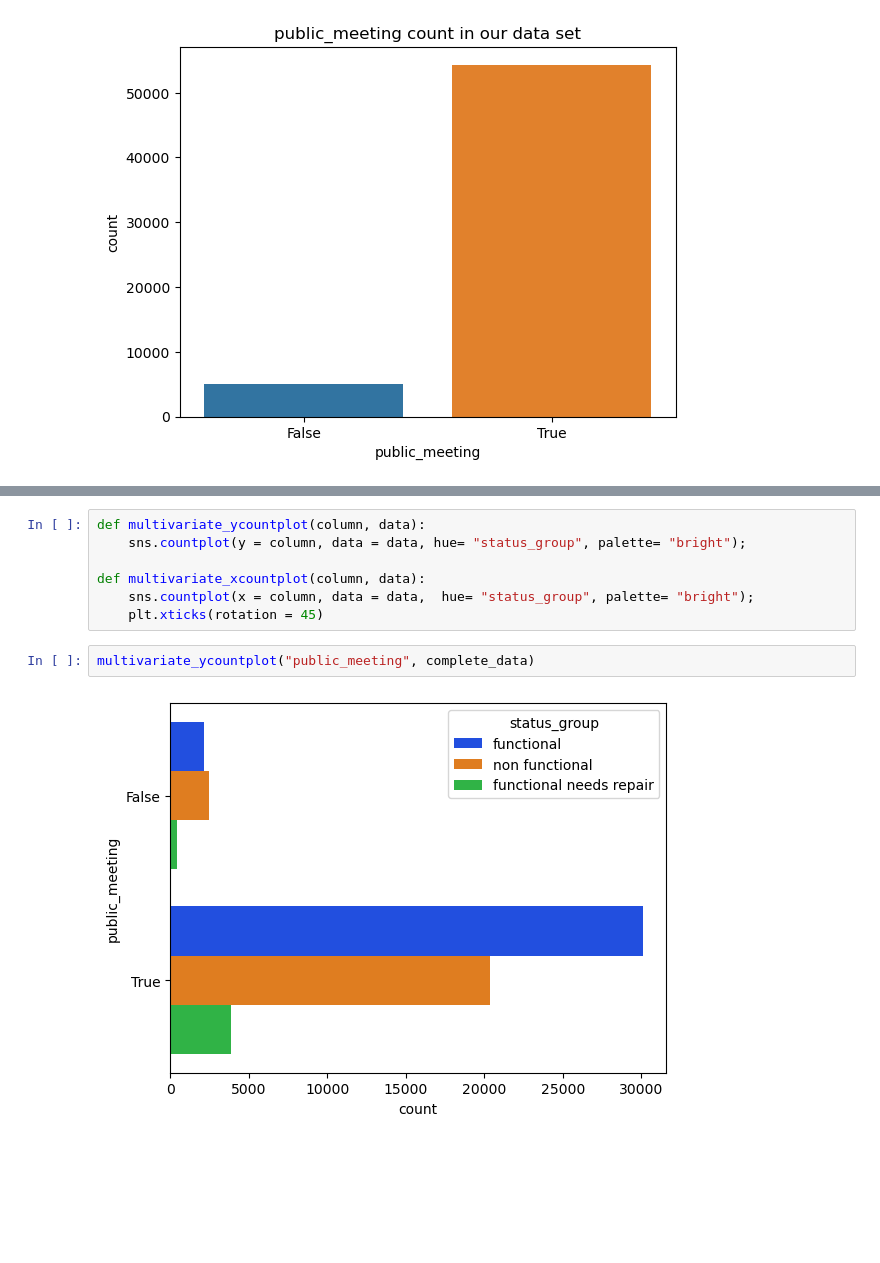
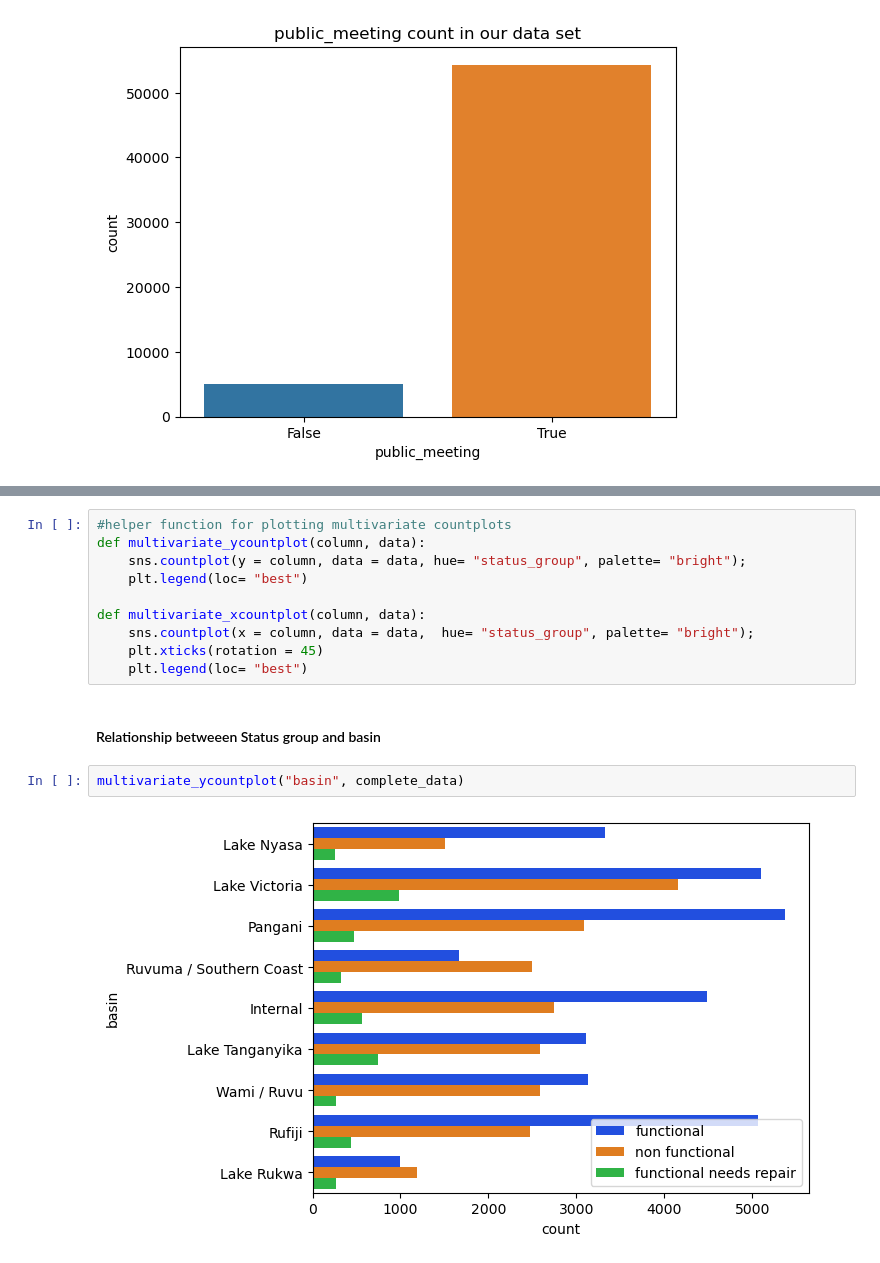
Before and after one commit to dev-ezzy/Classification-model, a Jupyter notebook: index.ipynb, the cells around one changed output, grey strips where cells are left out. Saved outputs shown, nothing was run; the diff lists cells and outputs as text; blank space fills up the shorter version.

```diff
--- a/index.ipynb
+++ b/index.ipynb
@@ -847,11 +879,16 @@ There is public participation whenever issues or concerns about the water points
 # %%
+#helper function for plotting multivariate countplots
 def multivariate_ycountplot(column, data):
     sns.countplot(y = column, data = data, hue= "status_group", palette= "bright");
+    plt.legend(loc= "best")
 
 def multivariate_xcountplot(column, data):
     sns.countplot(x = column, data = data,  hue= "status_group", palette= "bright");
     plt.xticks(rotation = 45)
+    plt.legend(loc= "best")
+# %% [markdown]
+#### Relationship betweeen Status group and basin
 # %%
-multivariate_ycountplot("public_meeting", complete_data)
+multivariate_ycountplot("basin", complete_data)
 # %% [output]
-[figure, old version]
+[figure, new version]
```
Also changed, not shown: parts of 38 cells of this notebook.
